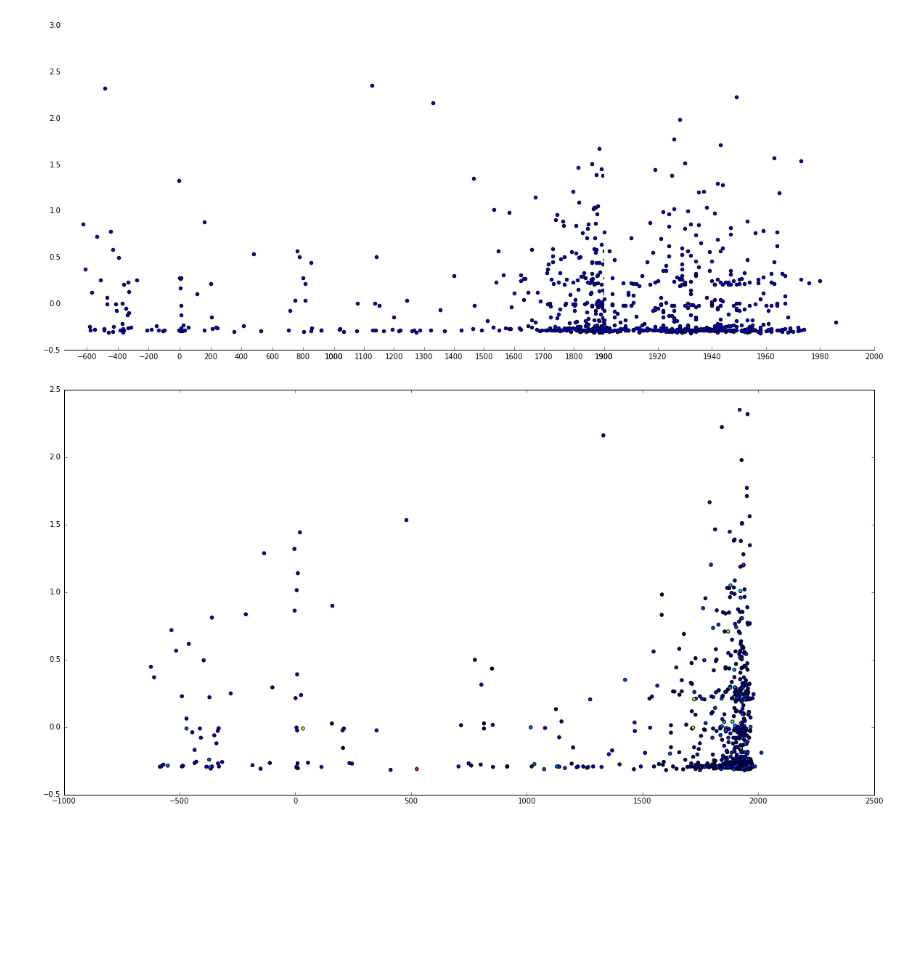
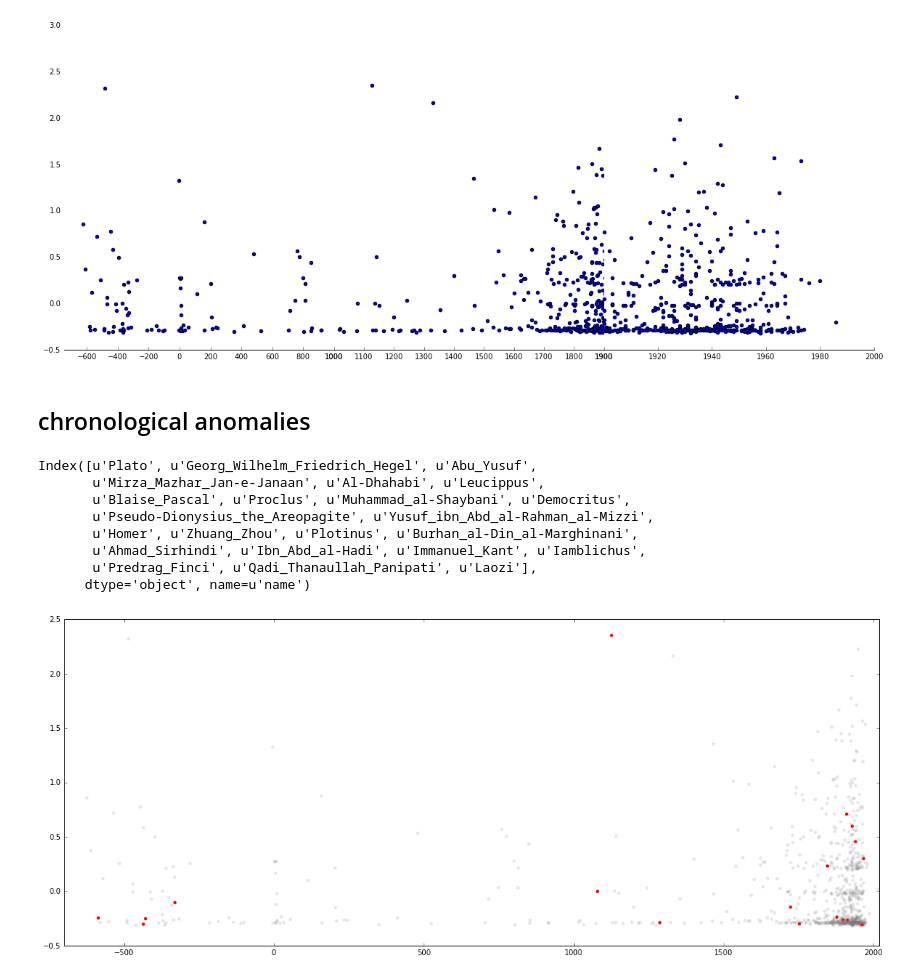
Before and after one commit to taniki/comp.soc-of-philosophy, a Jupyter notebook: generations.ipynb, the cells around one changed output. Drawn from its saved outputs; the diff is of its cells as text; code cells hidden in the pictures; blank space fills up the shorter version.

```diff
--- a/generations.ipynb
+++ b/generations.ipynb
@@ -30,7 +35,7 @@ print len(base)
 # %% [output]
 849
 # %%
-df_base = df.loc[base]
+df_base = df.loc[base, ["birthyear", "deathyear"]]
 # %%
 df_base.head()
 # %% [output]
@@ -44,5 +49,5 @@ df_base.head()
 # %%
-A = nx.to_numpy_matrix(g.subgraph(df_base.index))
+A = nx.to_numpy_matrix(g_base)
 # %%
 from sklearn.decomposition import PCA
 # %%
@@ -102,8 +96,49 @@ c = [ get_community(n, communities) for n in df_base.index ]
+# %%
+def colorize(condition):
+  if condition:
+    return (1,0,0,1)
+  else:
+    return (.5,.5,.5,.2)
+# %% [markdown]
+## chronological anomalies
+# %%
+def is_chronological_anomaly(n, g, df):
+  # print n
+  successors = g.successors(n)
+  predecessors = g.predecessors(n)
+
+  condition = False
+
+  # check if successors (people that have been given influence)
+  for n2 in successors:
+    if df.loc[n2, "birthyear"] > df.loc[n, "deathyear"]:
+      condition = True
+
+  # check if predecessors (people that have received influence)
+  for n2 in predecessors:
+    if df.loc[n, "birthyear"] > df.loc[n2, "deathyear"]:
+      condition = True
+
+  return condition
+
+df_base["is chronological anomaly"] = map(lambda n: is_chronological_anomaly(n, g_base, df_base), df_base.index)
+# %%
+print df_base[df_base["is chronological anomaly"] == True].index
+# %% [output]
+Index([u'Plato', u'Georg_Wilhelm_Friedrich_Hegel', u'Abu_Yusuf',
+       u'Mirza_Mazhar_Jan-e-Janaan', u'Al-Dhahabi', u'Leucippus',
+       u'Blaise_Pascal', u'Proclus', u'Muhammad_al-Shaybani', u'Democritus',
+       u'Pseudo-Dionysius_the_Areopagite', u'Yusuf_ibn_Abd_al-Rahman_al-Mizzi',
+       u'Homer', u'Zhuang_Zhou', u'Plotinus', u'Burhan_al-Din_al-Marghinani',
+       u'Ahmad_Sirhindi', u'Ibn_Abd_al-Hadi', u'Immanuel_Kant', u'Iamblichus',
+       u'Predrag_Finci', u'Qadi_Thanaullah_Panipati', u'Laozi'],
+      dtype='object', name=u'name')
 # %%
-fig = plt.figure(figsize=(20,10))
+colors = map(colorize, df_base["is chronological anomaly"])
 
-plt.scatter(x , y, c=c)
-
+plt.figure(figsize=(20,8))
+plt.scatter(x, y, lw=0, color=colors)
+plt.xlim(-700, 2018)
 plt.show()
 # %% [output]
-[figure, old version]
+[figure, new version]
```
Also changed, not shown: parts of 29 cells of this notebook, 1 other file.
